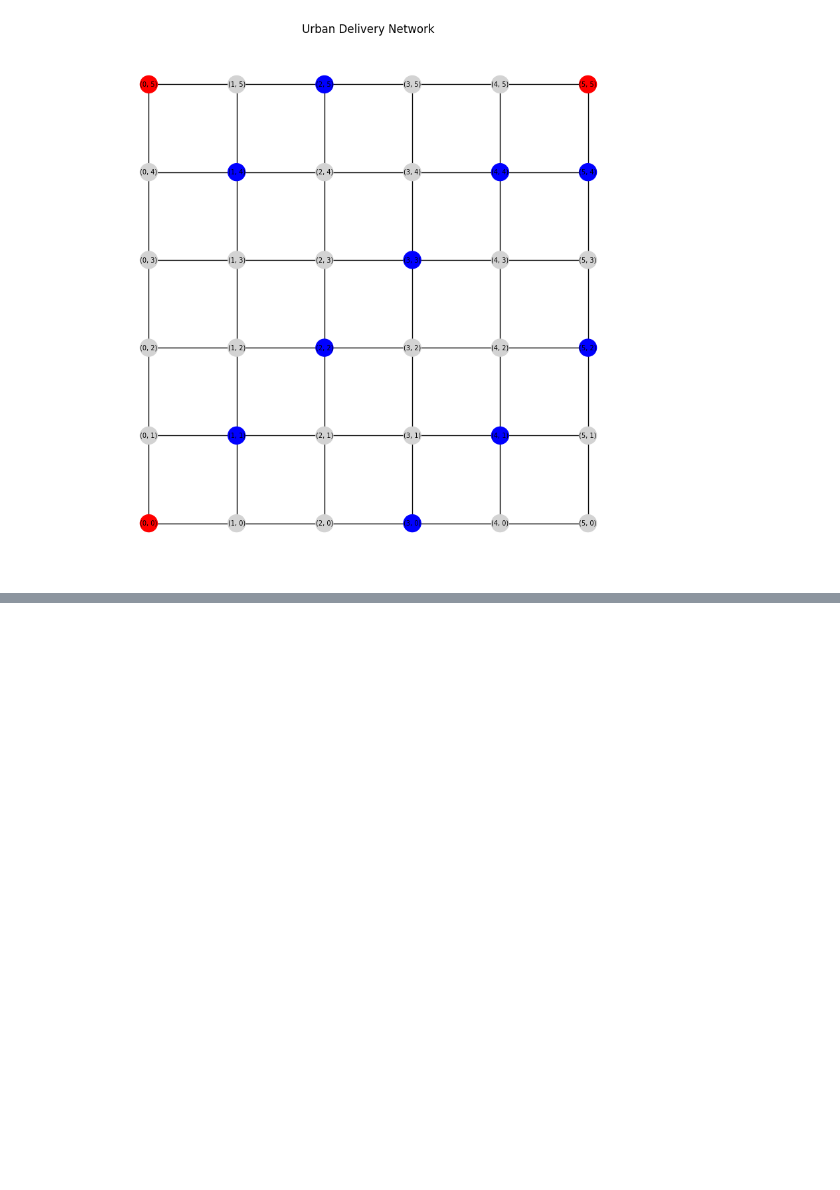
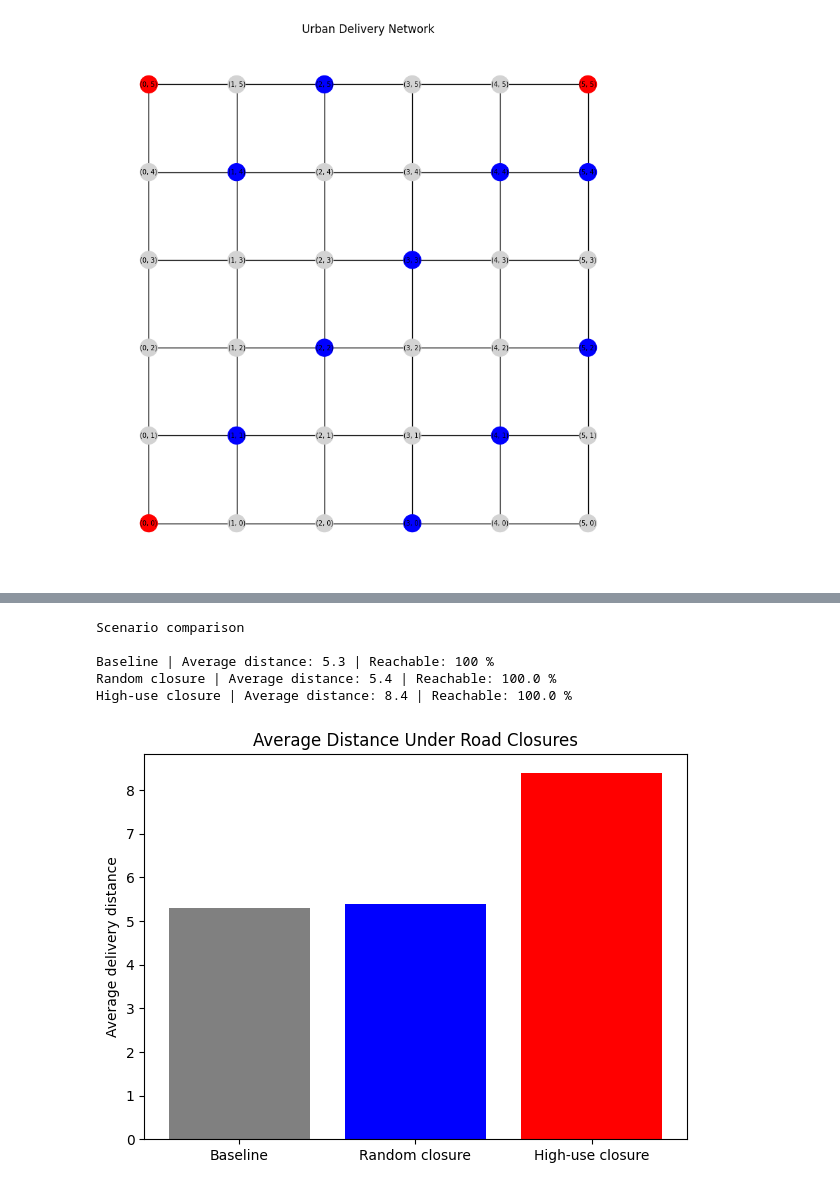
Before and after one commit to naveenswa/CITS4403-Urban-Delivery-Network, a Jupyter notebook: notebooks/checkpoint2_demo.ipynb, the cells around one changed output, grey strips where cells are left out. Saved outputs shown, nothing was run; the diff lists cells and outputs as text; code cells hidden in the pictures; blank space fills up the shorter version.

```diff
--- a/notebooks/checkpoint2_demo.ipynb
+++ b/notebooks/checkpoint2_demo.ipynb
@@ -71,0 +525,51 @@ plt.show()
+# %%
+scenario_names = [
+    "Baseline",
+    "Random closure",
+    "High-use closure"
+]
+
+average_distances = [
+    average_baseline_distance,
+    average_random_distance,
+    average_high_use_distance
+]
+
+reachable_percentages = [
+    100,
+    reachable_percentage,
+    high_use_reachable_percentage
+]
+
+print("Scenario comparison")
+print()
+
+for position in range(len(scenario_names)):
+    print(
+        scenario_names[position],
+        "| Average distance:",
+        round(average_distances[position], 2),
+        "| Reachable:",
+        round(reachable_percentages[position], 2),
+        "%"
+    )
+# %% [output]
+Scenario comparison
+
+Baseline | Average distance: 5.3 | Reachable: 100 %
+Random closure | Average distance: 5.4 | Reachable: 100.0 %
+High-use closure | Average distance: 8.4 | Reachable: 100.0 %
+# %%
+plt.figure(figsize=(7, 5))
+
+plt.bar(
+    scenario_names,
+    average_distances,
+    color=["gray", "blue", "red"]
+)
+
+plt.ylabel("Average delivery distance")
+plt.title("Average Distance Under Road Closures")
+plt.show()
+# %% [output]
+[figure, added]
```
Also changed, not shown: parts of 27 cells of this notebook.
